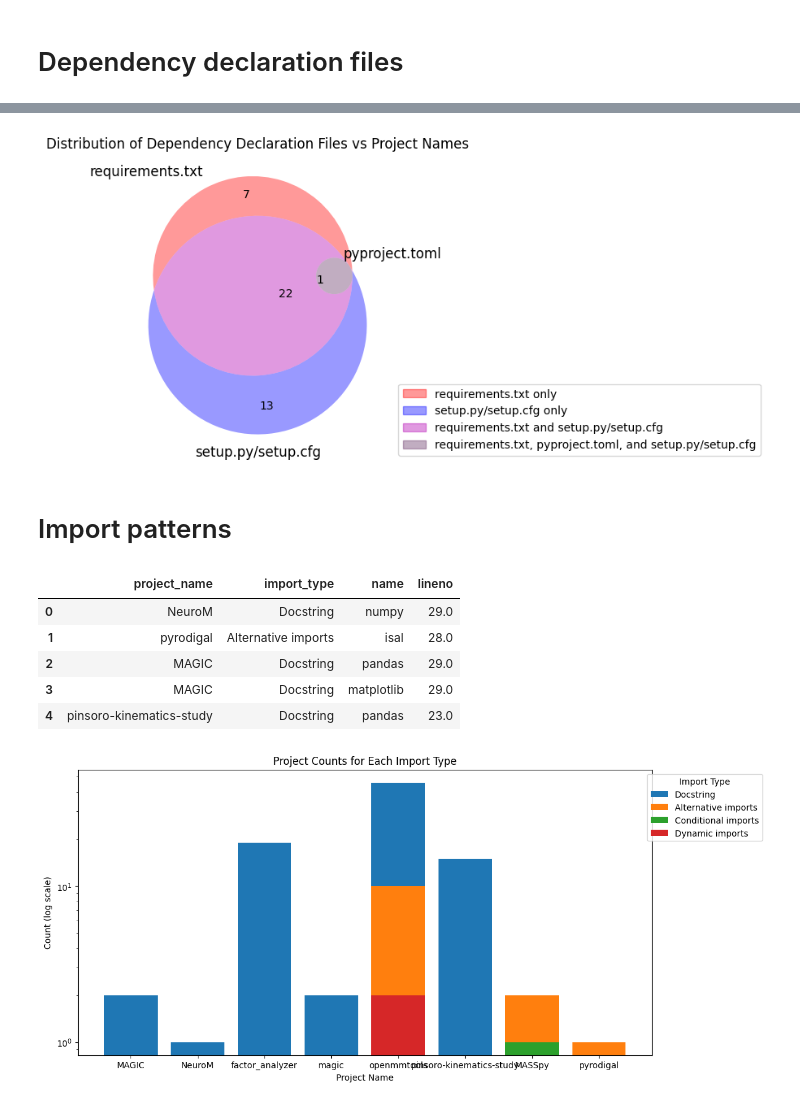
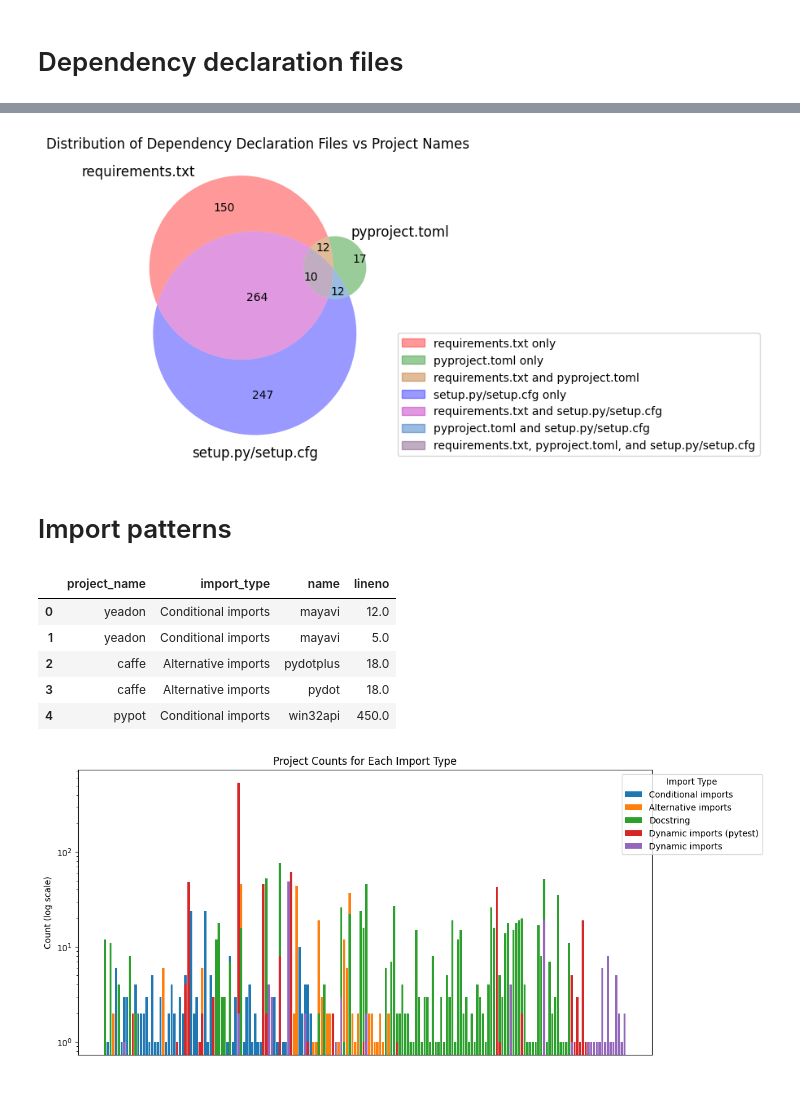
Before and after one commit to tweag/FawltyDeps, a Jupyter notebook: PyPI_analysis/notebooks/results-biomedical.ipynb, the cells around one changed output, grey strips where cells are left out. Drawn from its saved outputs; the diff is of its cells as text; code cells hidden in the pictures.

Commit message:
Update biomedical analysis for the whole dataset

```diff
--- a/PyPI_analysis/notebooks/results-biomedical.ipynb
+++ b/PyPI_analysis/notebooks/results-biomedical.ipynb
@@ -7,7 +7,7 @@ from matplotlib_venn import venn3
 from matplotlib.patches import Patch
 # %%
 # Directory containing JSON files for each project
-projects_directory = "../experiments/biomedical_projects_experiment/results/results/"
+projects_directory = "../experiments/biomedical_projects_experiment/results/"
 
 # List of import patterns to store DataFrames for each project
 project_dfs_codedirs = []
@@ -228,38 +237,41 @@ plt.legend(handles=legend_handles, loc=(1.04, 0))
 plt.title("Distribution of Dependency Declaration Files vs Project Names")
 plt.show()
 # %% [output]
-[figure, old version]
+[figure, new version]
 # %% [markdown]
 # Import patterns
 # %%
 df_imports.head()
 # %% [output]
 |  | project_name | import_type | name | lineno |
-| 0 | NeuroM | Docstring | numpy | 29.0 |
-| 1 | pyrodigal | Alternative imports | isal | 28.0 |
-| 2 | MAGIC | Docstring | pandas | 29.0 |
-| 3 | MAGIC | Docstring | matplotlib | 29.0 |
-| 4 | pinsoro-kinematics-study | Docstring | pandas | 23.0 |
+| 0 | yeadon | Conditional imports | mayavi | 12.0 |
+| 1 | yeadon | Conditional imports | mayavi | 5.0 |
+| 2 | caffe | Alternative imports | pydotplus | 18.0 |
+| 3 | caffe | Alternative imports | pydot | 18.0 |
+| 4 | pypot | Conditional imports | win32api | 450.0 |
 # %%
 # Create a bar plot for the counts of each import type
-plt.figure(figsize=(12, 6))
+frame = plt.figure(figsize=(12, 6))
 
 # Iterate over unique import types and plot a bar for each
 for import_type in df_imports["import_type"].unique():
     import_type_data = df_imports[df_imports["import_type"] == import_type]
     project_counts = import_type_data.groupby("project_name").size()
     plt.bar(project_counts.index, project_counts, label=import_type)
     plt.yscale("log")  # Apply log scale to the y-axis for the plot
     plt.ylabel("Count (log scale)")
     plt.title("Project Counts for Each Import Type")
     plt.legend(title="Import Type", loc="upper right", bbox_to_anchor=(1.2, 1))
+    # Hide x axis
+    for axis in frame.axes:
+        axis.get_xaxis().set_visible(False)
 
 # Set the common x-axis label
 plt.xlabel("Project Name")
 
 plt.show()
 # %% [output]
-[figure, old version]
+[figure, new version]
 # %%
 # Divide projects into three groups by parser choice
 project_conditional_imports = set(
```
Also changed, not shown: parts of 5 cells of this notebook.
